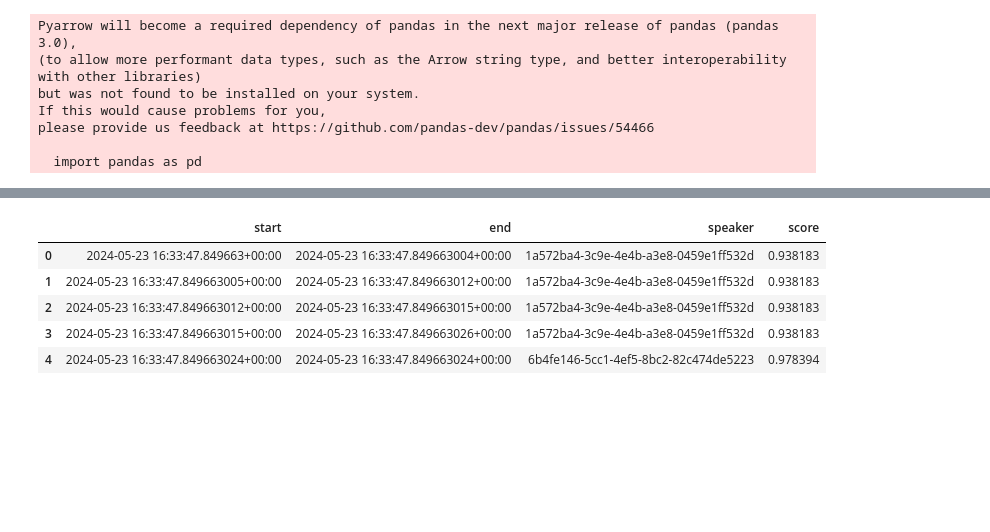
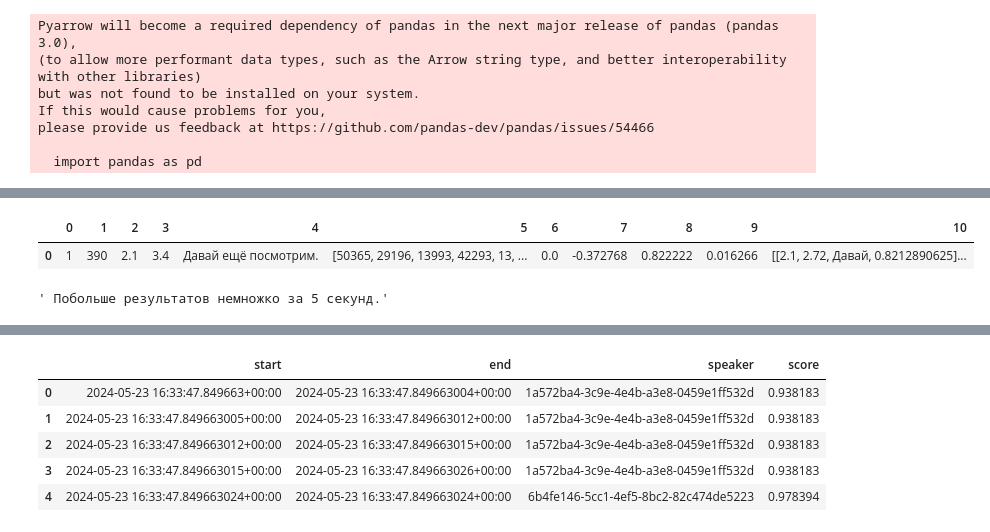
Before and after one commit to Vexa-ai/vexa-transcription-service, a Jupyter notebook: tests_2305.ipynb, the cells around one changed output, grey strips where cells are left out. Saved outputs shown, nothing was run; the diff lists cells and outputs as text; code cells hidden in the pictures; blank space fills up the shorter version.

```diff
--- a/tests_2305.ipynb
+++ b/tests_2305.ipynb
@@ -118,0 +164,11 @@ while True:
+# %%
+result = new_transcriptions[0][0]
+# %%
+pd.DataFrame(result)
+# %% [output]
+|  | 0 | 1 | 2 | 3 | 4 | 5 | 6 | 7 | 8 | 9 | 10 |
+| 0 | 1 | 390 | 2.1 | 3.4 | Давай ещё посмотрим. | [50365, 29196, 13993, 42293, 13, ... | 0.0 | -0.372768 | 0.822222 | 0.016266 | [[2.1, 2.72, Давай, 0.8212890625]... |
+# %%
+result[0][-1][4]
+# %% [output]
+' Побольше результатов немножко за 5 секунд.'
```
Also changed, not shown: parts of 11 cells of this notebook, 1 other file.
